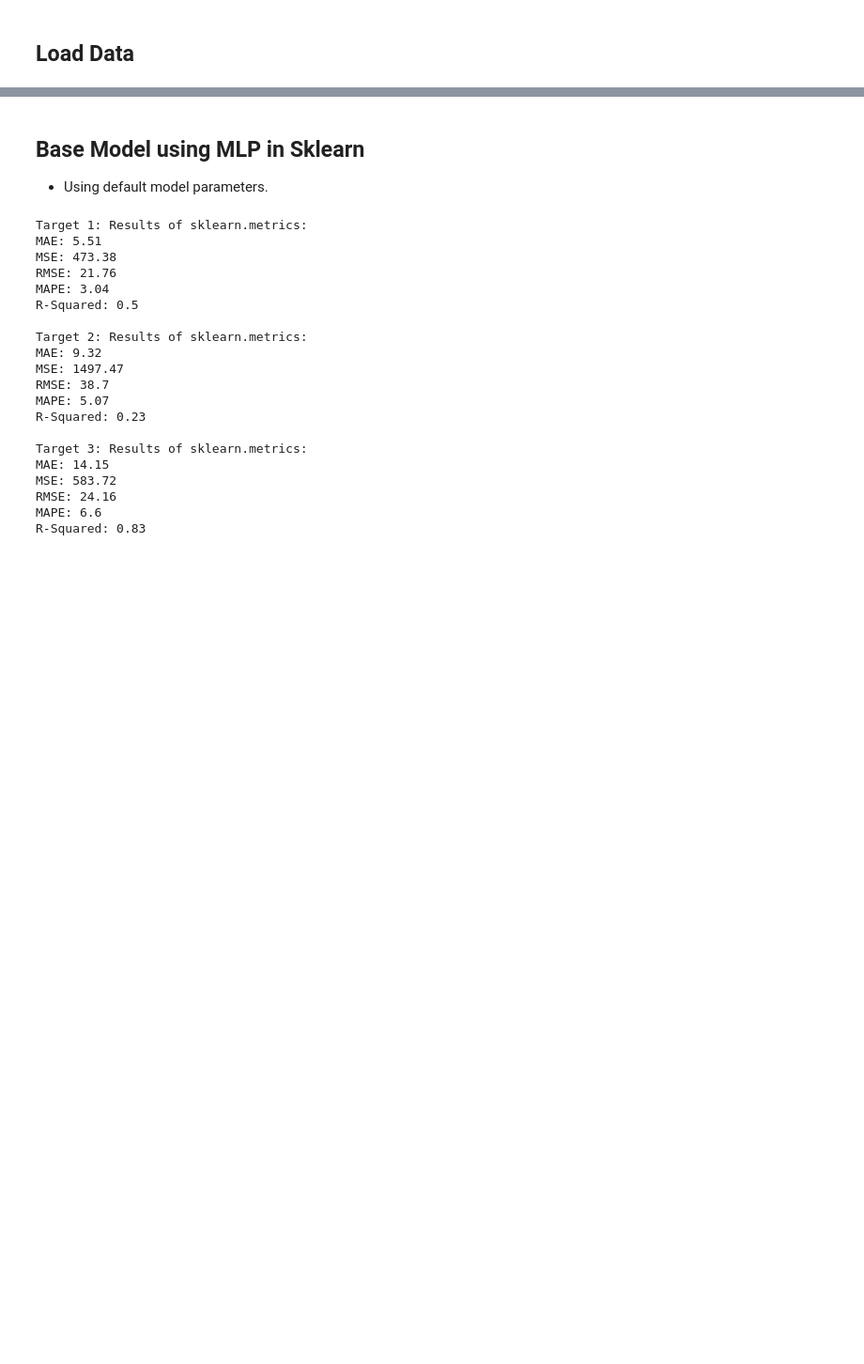
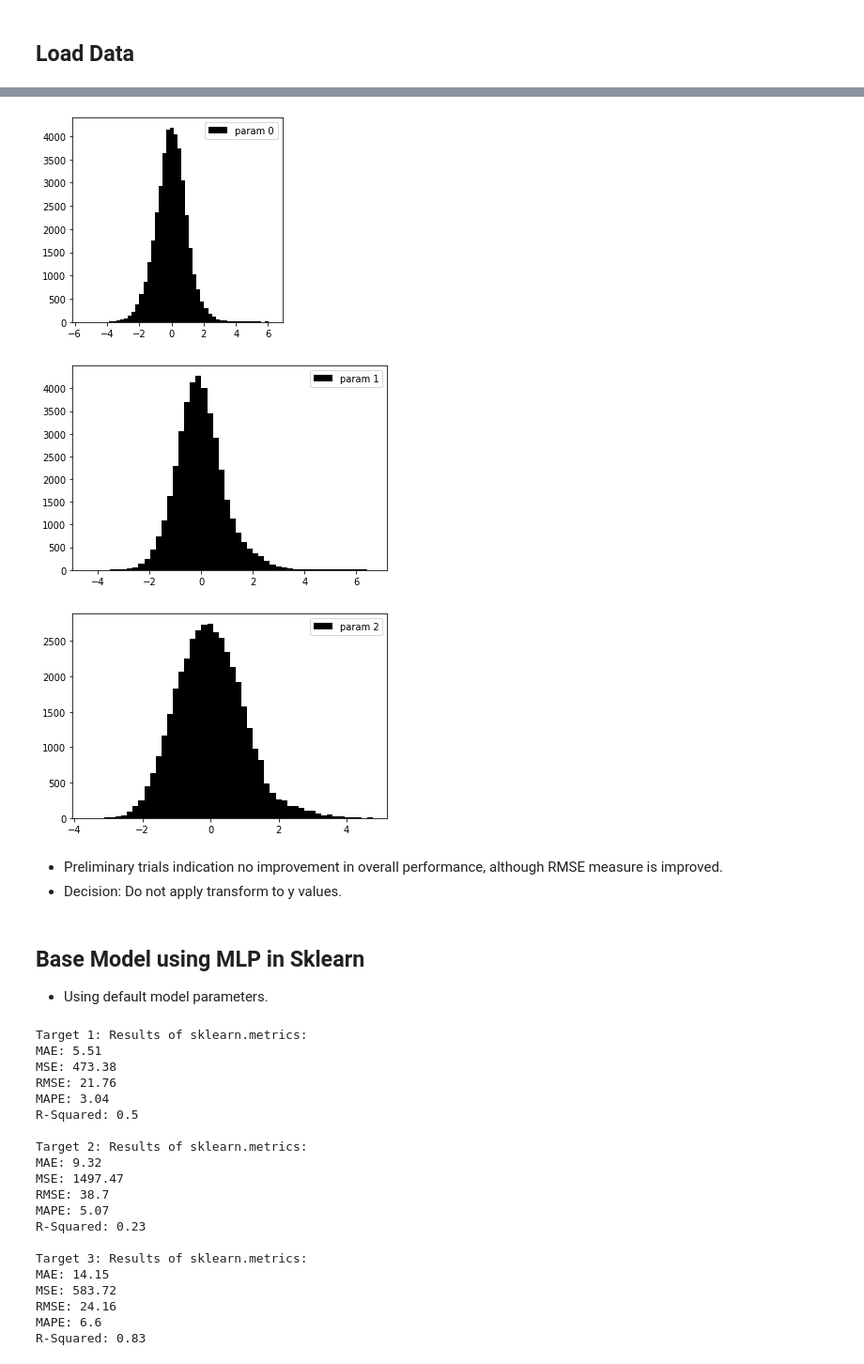
Before and after one commit to 3minuterecord/slug_spools, a Jupyter notebook: 6_NN_model_experiments.ipynb, the cells around one changed output, grey strips where cells are left out. Shown at 94% size. Cells and saved outputs as stored; diff of their text form; code cells hidden in the pictures; blank space fills up the shorter version.

```diff
--- a/6_NN_model_experiments.ipynb
+++ b/6_NN_model_experiments.ipynb
@@ -70,0 +73,14 @@ pred_target = ['out_oopDisp_mm_n2', 'out_oopDisp_mm_n5', 'out_endBend_kNm_n6']
+# %%
+y_bas = df_inp[pred_target].to_numpy()
+scaler_m = preprocessing.StandardScaler()
+y_scl = scaler_m.fit_transform(y_bas)
+
+# Inverse transform training y (scaling)
+y_invtr = scaler_m.inverse_transform(y_train)
+y_logtr = np.log(y_invtr)
+y_train = scaler_m.fit_transform(y_logtr)
+
+# Inverse transform validation y (scaling)
+y_invva = scaler_m.inverse_transform(y_val)
+y_logva = np.log(y_invva)
+y_val = scaler_m.fit_transform(y_logva)
@@ -70,0 +99,15 @@ pred_target = ['out_oopDisp_mm_n2', 'out_oopDisp_mm_n5', 'out_endBend_kNm_n6']
+# %%
+# Plot distribution after transform
+fig, axs = plt.subplots(figsize = (4, 4))
+for p in range(3):
+    plt.hist(y_train[:,p], bins=n_bins, label = f'param {p}', color = 'black')
+    plt.legend(loc = 'upper right')
+    plt.show()
+    print('\n')
+# %% [output]
+[figure, added]
+[figure, added]
+[figure, added]
+# %% [markdown]
+- Preliminary trials indication no improvement in overall performance, although RMSE measure is improved.
+- Decision: Do not apply transform to y values.
```
Also changed, not shown: parts of 11 cells of this notebook, 4 other files.
